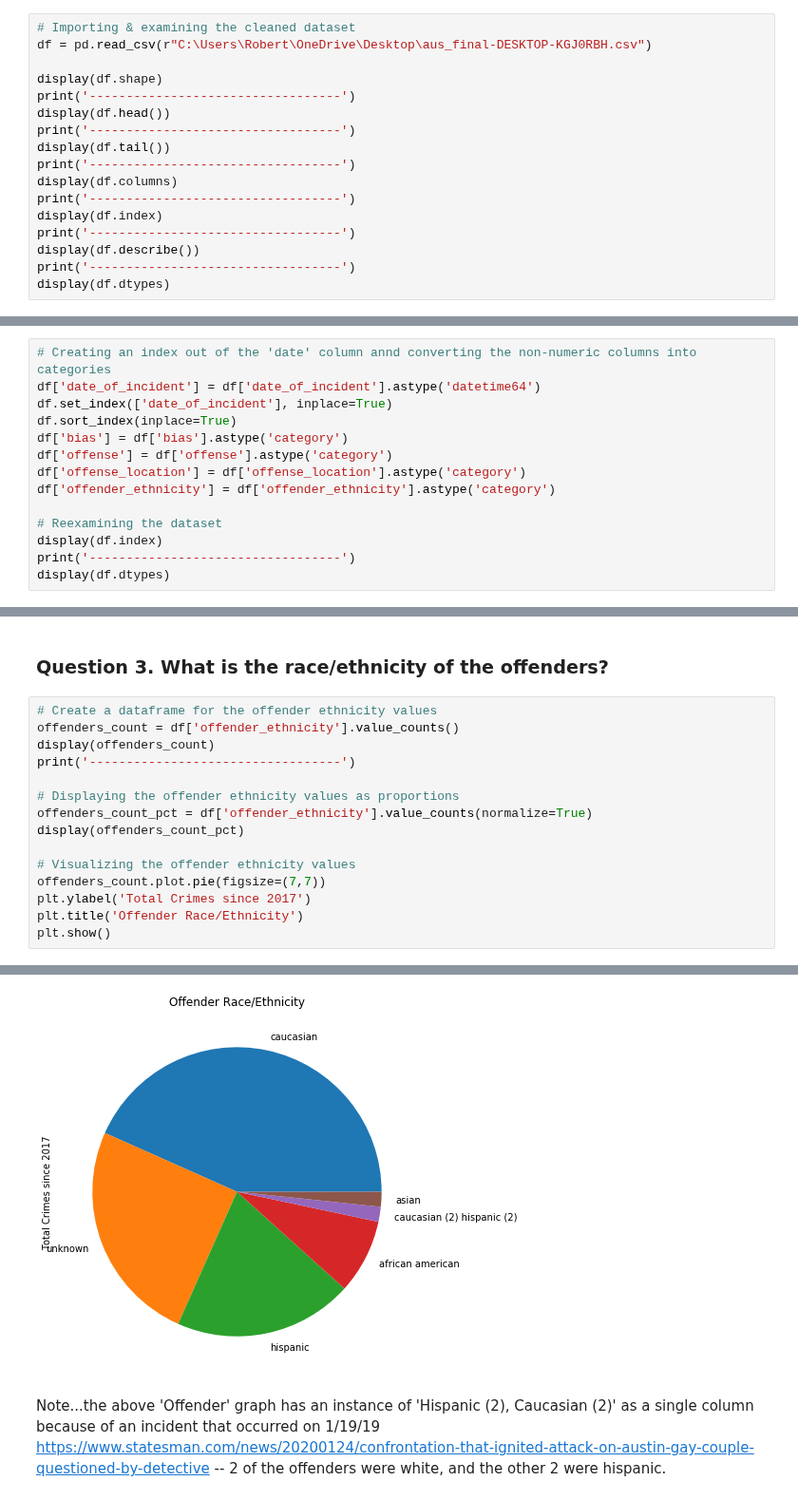
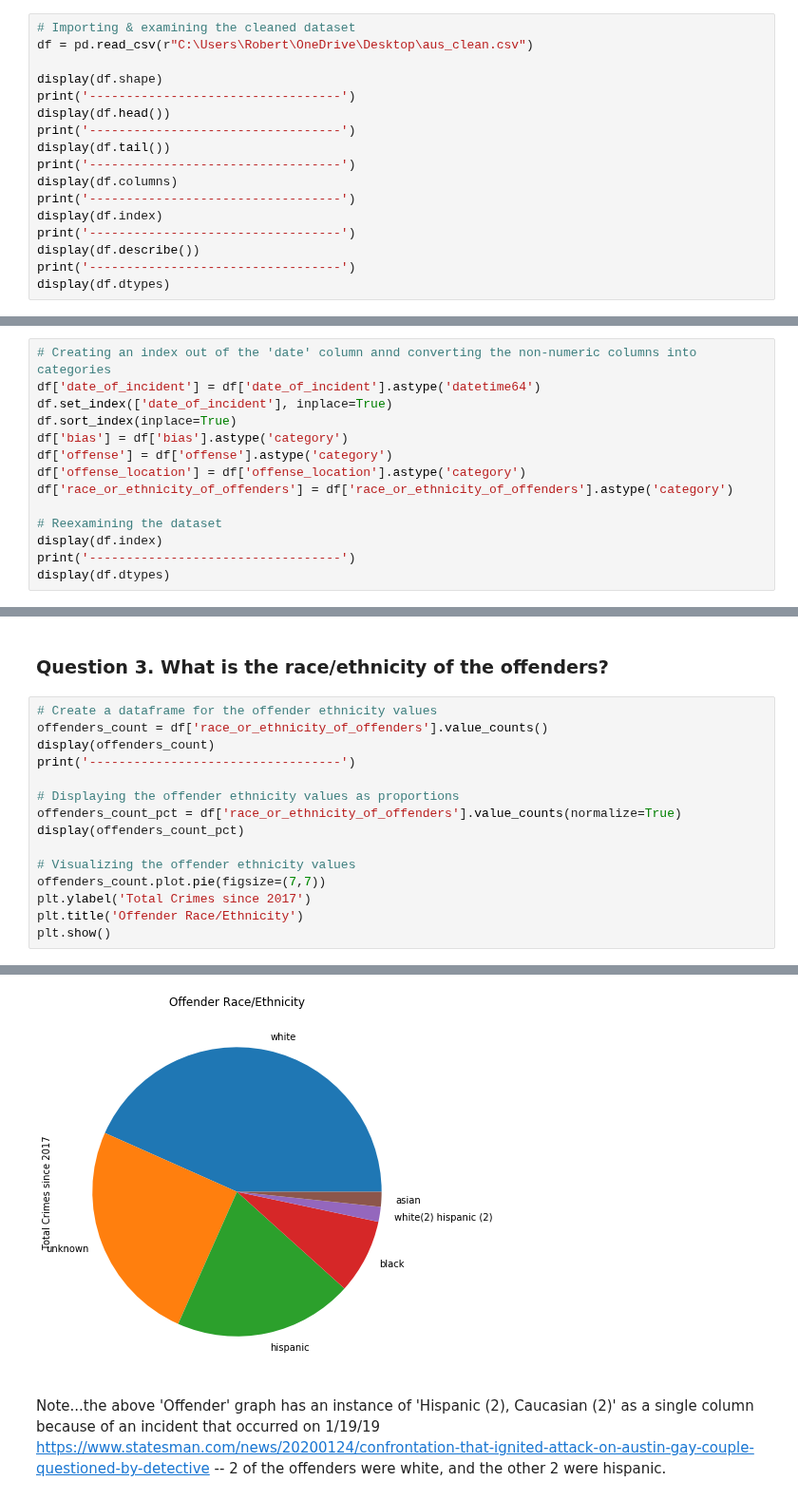
Before and after one commit to rgrantham82/Crime-Analysis, a Jupyter notebook: hate_crimes_analysis/Exploratory Analysis.ipynb, the cells around one changed output, grey strips where cells are left out. Shown at 95% size. Cells and saved outputs as stored; diff of their text form.

```diff
--- a/hate_crimes_analysis/Exploratory Analysis.ipynb
+++ b/hate_crimes_analysis/Exploratory Analysis.ipynb
@@ -10,7 +10,7 @@ import matplotlib.pyplot as plt
 %matplotlib inline
 # %%
 # Importing & examining the cleaned dataset
-df = pd.read_csv(r"C:\Users\Robert\OneDrive\Desktop\aus_final-DESKTOP-KGJ0RBH.csv")
+df = pd.read_csv(r"C:\Users\Robert\OneDrive\Desktop\aus_clean.csv")
 
 display(df.shape)
 print('----------------------------------')
@@ -78,7 +79,7 @@ df.sort_index(inplace=True)
 df['bias'] = df['bias'].astype('category')
 df['offense'] = df['offense'].astype('category')
 df['offense_location'] = df['offense_location'].astype('category')
-df['offender_ethnicity'] = df['offender_ethnicity'].astype('category')
+df['race_or_ethnicity_of_offenders'] = df['race_or_ethnicity_of_offenders'].astype('category')
 
 # Reexamining the dataset
 display(df.index)
@@ -236,12 +238,12 @@ There are so many types of assault. I am unsure, legally speaking, what the diff
 ### Question 3. What is the race/ethnicity of the offenders?
 # %%
 # Create a dataframe for the offender ethnicity values
-offenders_count = df['offender_ethnicity'].value_counts()
+offenders_count = df['race_or_ethnicity_of_offenders'].value_counts()
 display(offenders_count)
 print('----------------------------------')
 
 # Displaying the offender ethnicity values as proportions
-offenders_count_pct = df['offender_ethnicity'].value_counts(normalize=True)
+offenders_count_pct = df['race_or_ethnicity_of_offenders'].value_counts(normalize=True)
 display(offenders_count_pct)
 
 # Visualizing the offender ethnicity values
@@ -268,4 +270,4 @@ Name: offender_ethnicity, dtype: float64
-[figure, old version]
+[figure, new version]
 # %% [markdown]
 Note...the above 'Offender' graph has an instance of 'Hispanic (2), Caucasian (2)' as a single column because of an incident that occurred on 1/19/19 https://www.statesman.com/news/20200124/confrontation-that-ignited-attack-on-austin-gay-couple-questioned-by-detective -- 2 of the offenders were white, and the other 2 were hispanic.
 # %% [markdown]
```
Also changed, not shown: parts of 6 cells of this notebook.
